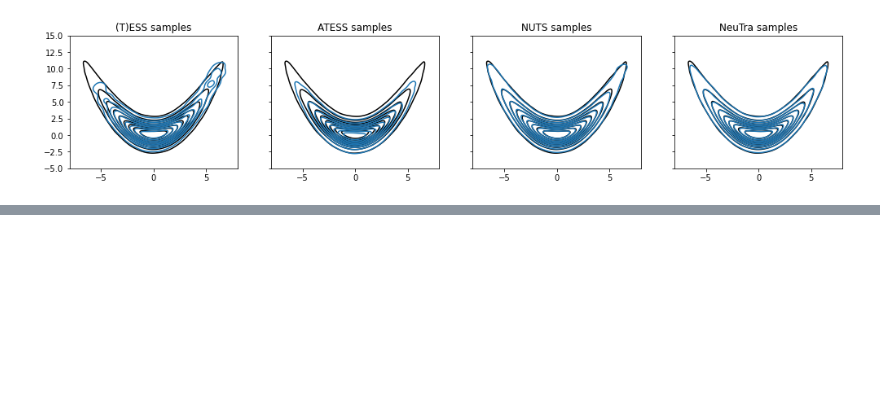
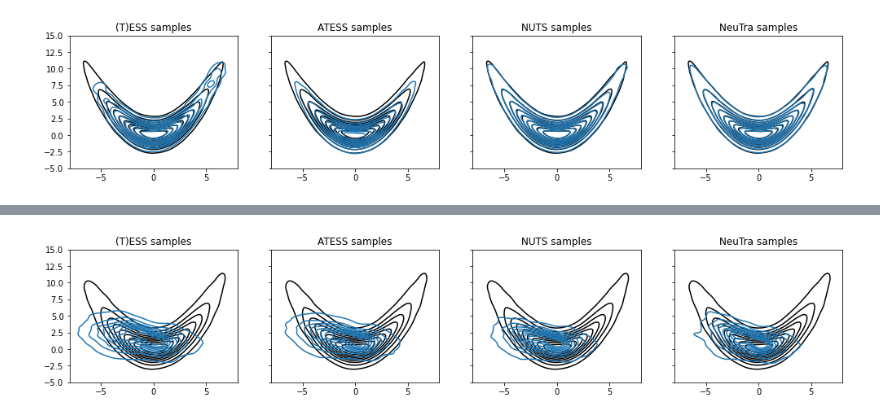
Before and after one commit to albcab/TESS, a Jupyter notebook: banana.ipynb, the cells around one changed output, grey strips where cells are left out. Cells and saved outputs as stored; diff of their text form; code cells hidden in the pictures; blank space fills up the shorter version.

```diff
--- a/banana.ipynb
+++ b/banana.ipynb
@@ -74,0 +221,5 @@ compare_plot_contour(banana_fn, ess, atess, nuts, neutra)
+# %%
+#new param 1x5k
+compare_plot_contour(banana_fn, quat, cinc, seis, siete)
+# %% [output]
+[figure, added]
```
Also changed, not shown: parts of 33 cells of this notebook, 11 other files.
